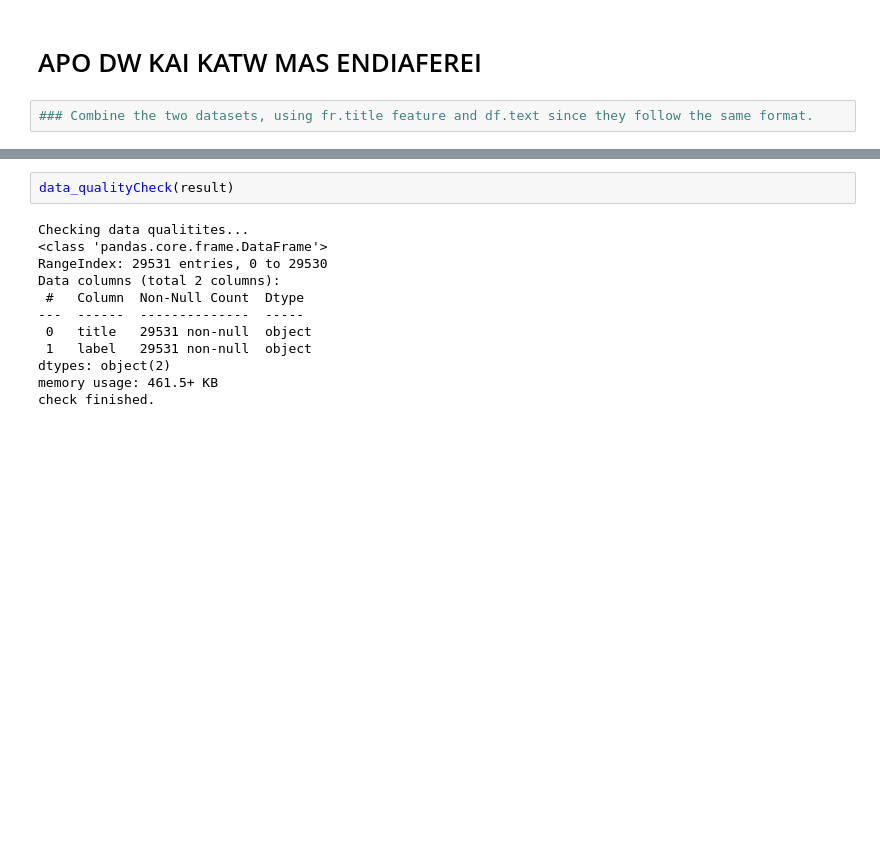
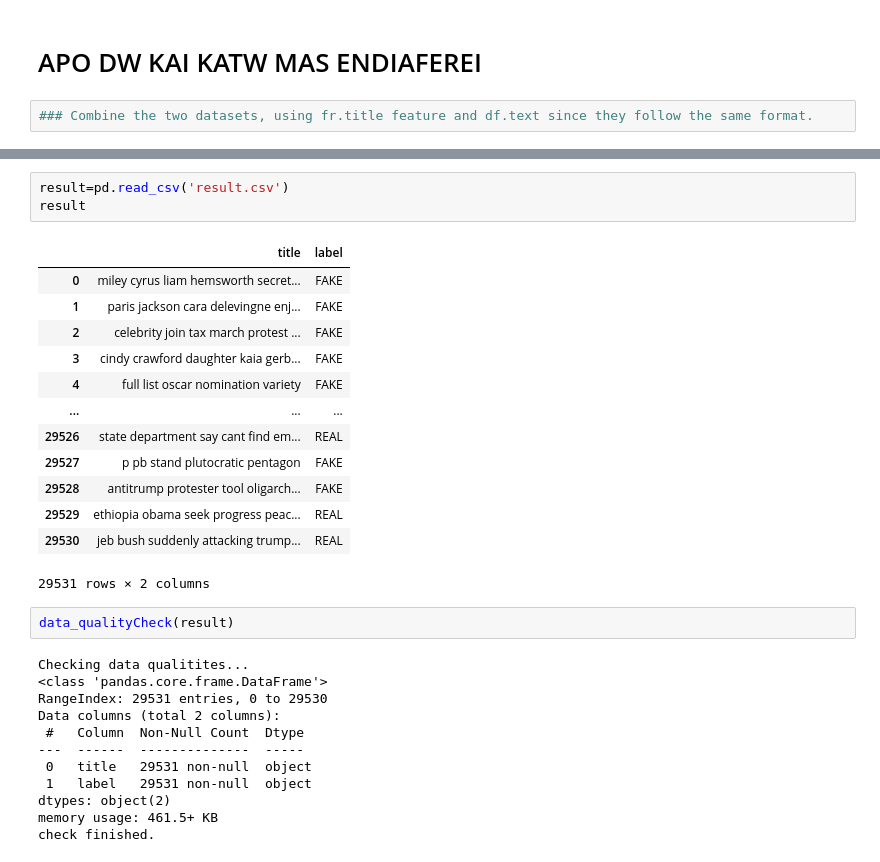
Before and after one commit to ckyriakos/Fake-News-Detection-Concept-Drift, a Jupyter notebook: Fake News Detection - Tackle Concept Drift Cinnamon example.ipynb, the cells around one changed output, grey strips where cells are left out. Cells and saved outputs as stored; diff of their text form; blank space fills up the shorter version.

```diff
--- a/Fake News Detection - Tackle Concept Drift Cinnamon example.ipynb
+++ b/Fake News Detection - Tackle Concept Drift Cinnamon example.ipynb
@@ -439,3 +477,20 @@ result.describe
+# %%
+result=pd.read_csv('result.csv')
+result
+# %% [output]
+|  | title | label |
+| 0 | miley cyrus liam hemsworth secret... | FAKE |
+| 1 | paris jackson cara delevingne enj... | FAKE |
+| 2 | celebrity join tax march protest ... | FAKE |
+| 3 | cindy crawford daughter kaia gerb... | FAKE |
+| 4 | full list oscar nomination variety | FAKE |
+| ... | ... | ... |
+| 29526 | state department say cant find em... | REAL |
+| 29527 | p pb stand plutocratic pentagon | FAKE |
+| 29528 | antitrump protester tool oligarch... | FAKE |
+| 29529 | ethiopia obama seek progress peac... | REAL |
+| 29530 | jeb bush suddenly attacking trump... | REAL |
+29531 rows × 2 columns
 # %%
 data_qualityCheck(result)
 # %% [output]
```
Also changed, not shown: parts of 35 cells of this notebook, 4 other files.
